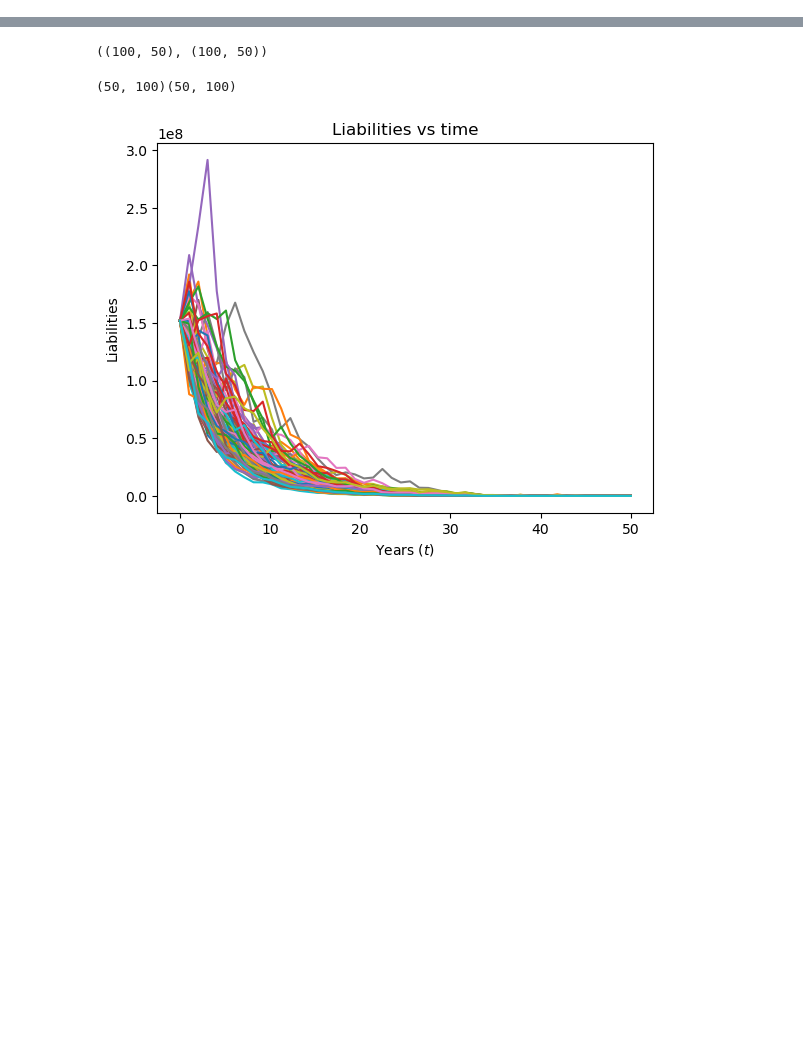
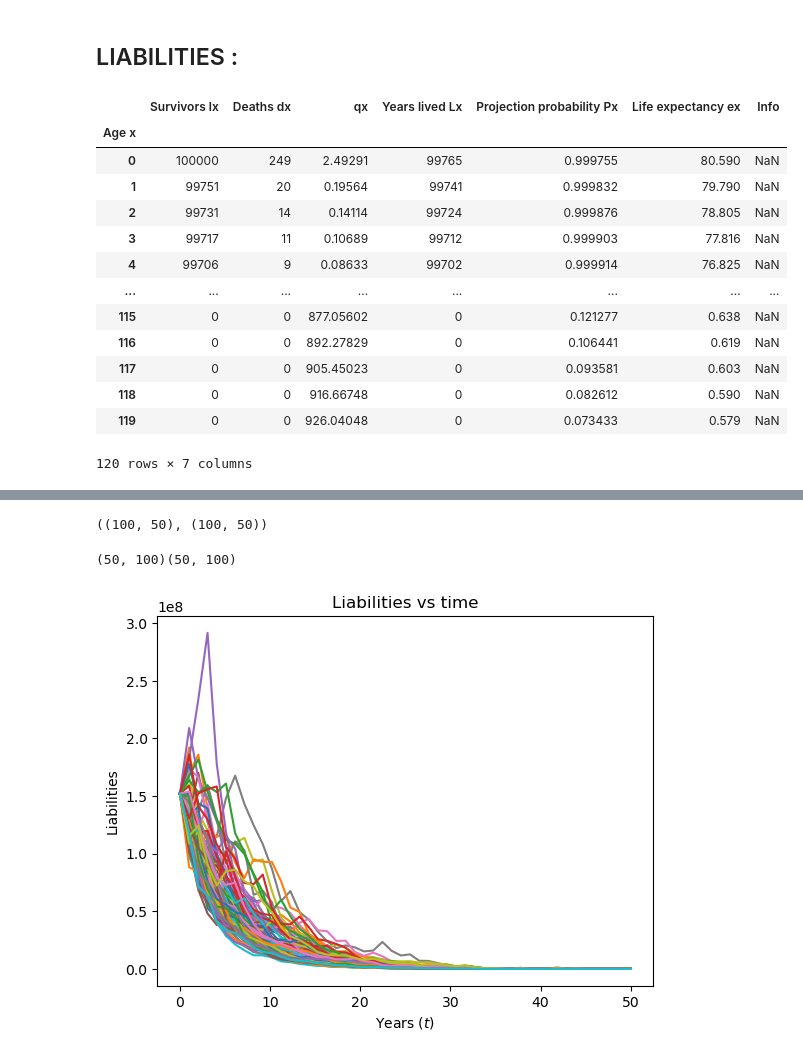
Before and after one commit to NoeDebrois/MSc-Mathematical-Engineering, a Jupyter notebook: Courses/Insurance and Econometrics/Merge_Assets_Liabilities_2.ipynb, the cells around one changed output, grey strips where cells are left out. Saved outputs shown, nothing was run; the diff lists cells and outputs as text; code cells hidden in the pictures; blank space fills up the shorter version.

```diff
--- a/Courses/Insurance and Econometrics/Merge_Assets_Liabilities_2.ipynb
+++ b/Courses/Insurance and Econometrics/Merge_Assets_Liabilities_2.ipynb
@@ -69,0 +72,21 @@ plt.show()
+# %% [markdown]
+## LIABILITIES :
+# %%
+df_LT = pd.read_excel("LT_M_only.xlsx", skiprows=[0], index_col=0)
+df_LT = df_LT.rename(columns={'Probability of death (per thousand)  qx': 'qx'})
+df_LT
+# %% [output]
+|  | Survivors lx | Deaths dx | qx | Years lived Lx | Projection probability Px | Life expectancy ex | Info |
+| Age x |  |  |  |  |  |  |  |
+| 0 | 100000 | 249 | 2.49291 | 99765 | 0.999755 | 80.590 | NaN |
+| 1 | 99751 | 20 | 0.19564 | 99741 | 0.999832 | 79.790 | NaN |
+| 2 | 99731 | 14 | 0.14114 | 99724 | 0.999876 | 78.805 | NaN |
+| 3 | 99717 | 11 | 0.10689 | 99712 | 0.999903 | 77.816 | NaN |
+| 4 | 99706 | 9 | 0.08633 | 99702 | 0.999914 | 76.825 | NaN |
+| ... | ... | ... | ... | ... | ... | ... | ... |
+| 115 | 0 | 0 | 877.05602 | 0 | 0.121277 | 0.638 | NaN |
+| 116 | 0 | 0 | 892.27829 | 0 | 0.106441 | 0.619 | NaN |
+| 117 | 0 | 0 | 905.45023 | 0 | 0.093581 | 0.603 | NaN |
+| 118 | 0 | 0 | 916.66748 | 0 | 0.082612 | 0.590 | NaN |
+| 119 | 0 | 0 | 926.04048 | 0 | 0.073433 | 0.579 | NaN |
+120 rows × 7 columns
```
Also changed, not shown: parts of 6 cells of this notebook, 2 other files.
